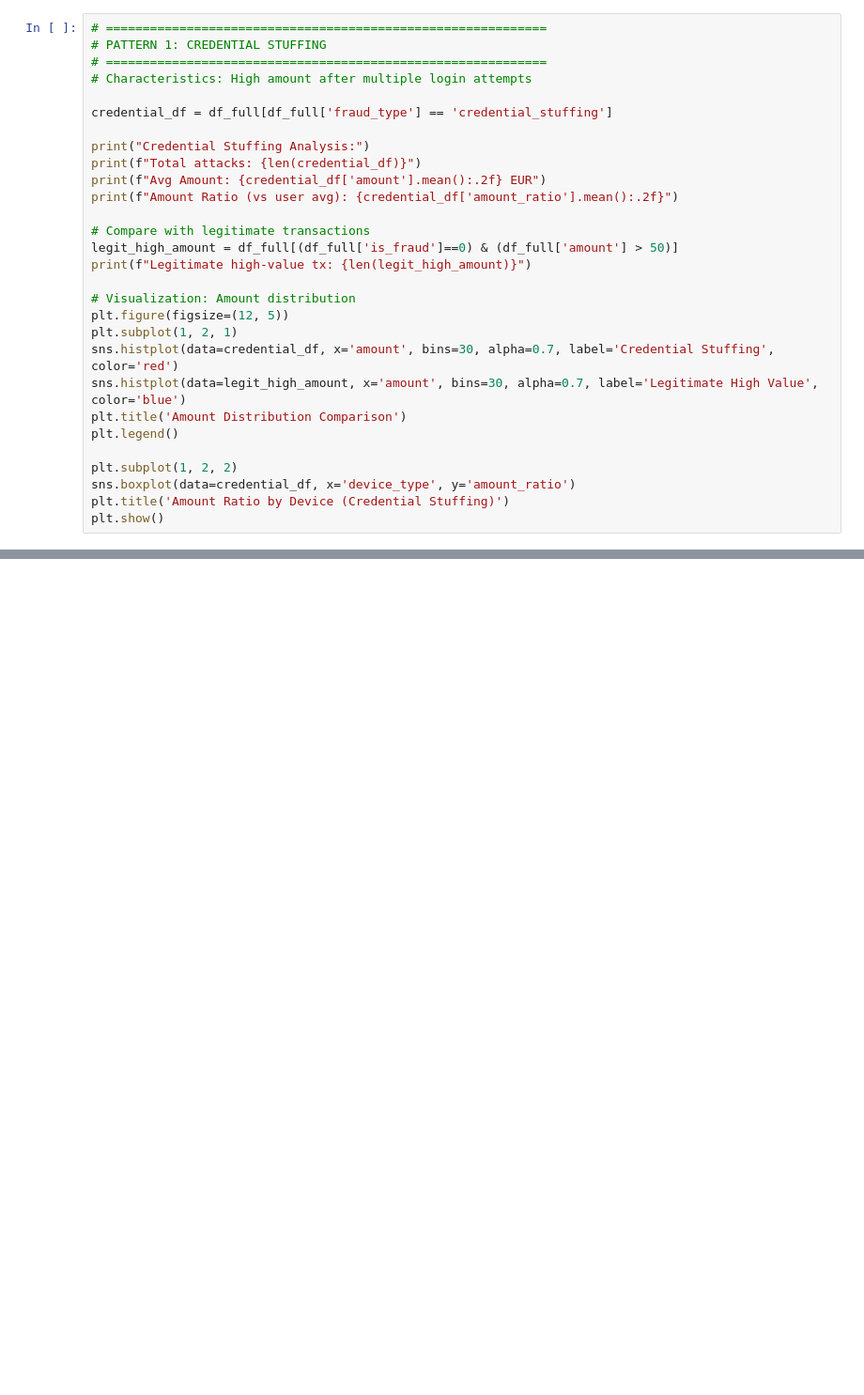
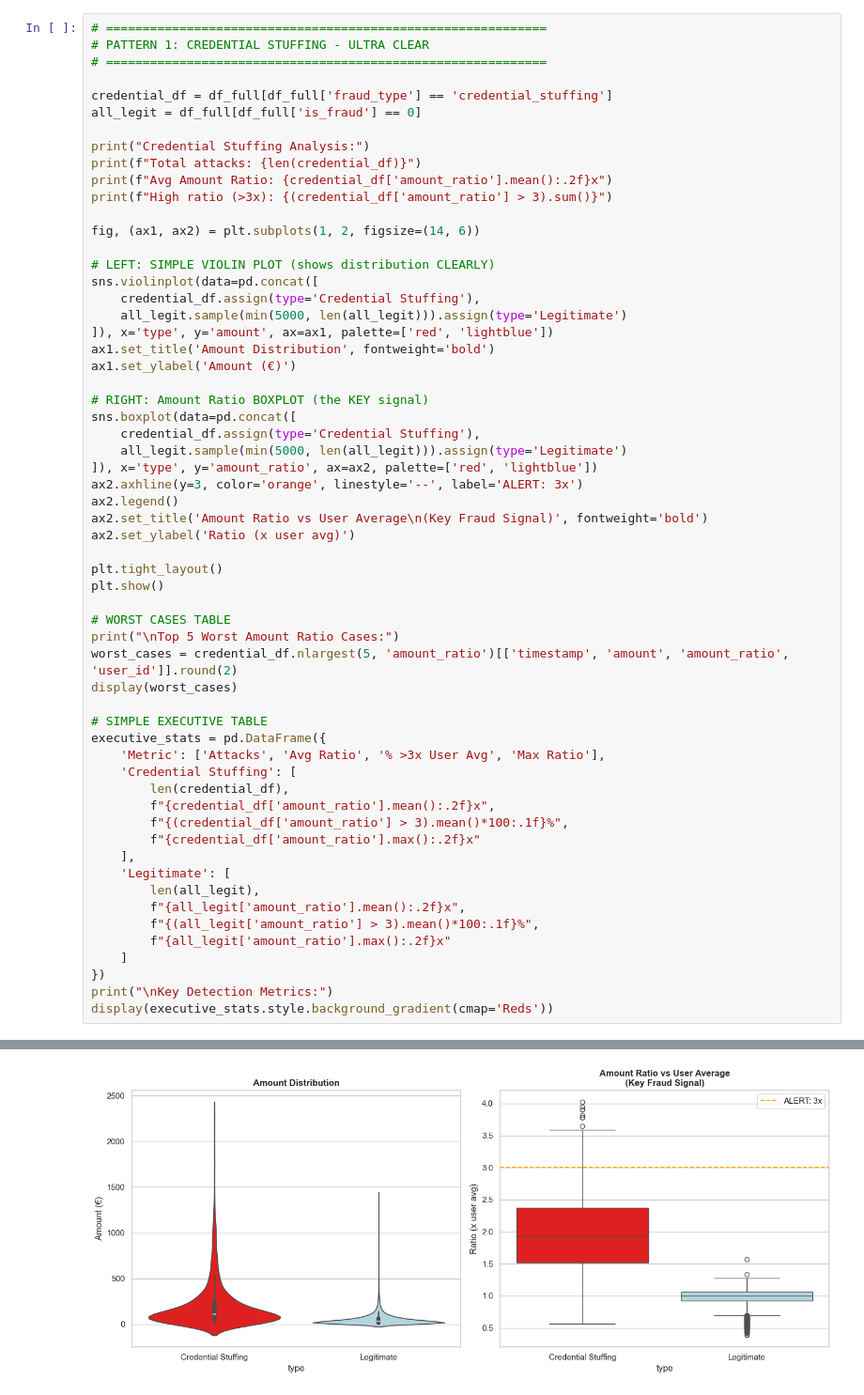
Before and after one commit to santiago-torterolo/ATO-Risk-Profiler, a Jupyter notebook: notebooks/05_ATO_Patterns_Analysis.ipynb, the cells around one changed output, grey strips where cells are left out. Shown at 94% size. Saved outputs shown, nothing was run; the diff lists cells and outputs as text; blank space fills up the shorter version.

Commit message:
feat: Add simulated transaction data and notebooks for ATO pattern analysis, model deployment, and executive summary, updating gitignore.

```diff
--- a/notebooks/05_ATO_Patterns_Analysis.ipynb
+++ b/notebooks/05_ATO_Patterns_Analysis.ipynb
@@ -44,29 +49,60 @@ print(f"Features merged: {len(df_features.columns)}")
 # %%
 # ============================================================
-# PATTERN 1: CREDENTIAL STUFFING
+# PATTERN 1: CREDENTIAL STUFFING - ULTRA CLEAR
 # ============================================================
-# Characteristics: High amount after multiple login attempts
 
 credential_df = df_full[df_full['fraud_type'] == 'credential_stuffing']
+all_legit = df_full[df_full['is_fraud'] == 0]
 
 print("Credential Stuffing Analysis:")
 print(f"Total attacks: {len(credential_df)}")
-print(f"Avg Amount: {credential_df['amount'].mean():.2f} EUR")
-print(f"Amount Ratio (vs user avg): {credential_df['amount_ratio'].mean():.2f}")
+print(f"Avg Amount Ratio: {credential_df['amount_ratio'].mean():.2f}x")
+print(f"High ratio (>3x): {(credential_df['amount_ratio'] > 3).sum()}")
 
-# Compare with legitimate transactions
-legit_high_amount = df_full[(df_full['is_fraud']==0) & (df_full['amount'] > 50)]
-print(f"Legitimate high-value tx: {len(legit_high_amount)}")
+fig, (ax1, ax2) = plt.subplots(1, 2, figsize=(14, 6))
 
-# Visualization: Amount distribution
-plt.figure(figsize=(12, 5))
-plt.subplot(1, 2, 1)
-sns.histplot(data=credential_df, x='amount', bins=30, alpha=0.7, label='Credential Stuffing', color='red')
-sns.histplot(data=legit_high_amount, x='amount', bins=30, alpha=0.7, label='Legitimate High Value', color='blue')
-plt.title('Amount Distribution Comparison')
-plt.legend()
+# LEFT: SIMPLE VIOLIN PLOT (shows distribution CLEARLY)
+sns.violinplot(data=pd.concat([
+    credential_df.assign(type='Credential Stuffing'),
+    all_legit.sample(min(5000, len(all_legit))).assign(type='Legitimate')
+]), x='type', y='amount', ax=ax1, palette=['red', 'lightblue'])
+ax1.set_title('Amount Distribution', fontweight='bold')
+ax1.set_ylabel('Amount (€)')
 
-plt.subplot(1, 2, 2)
-sns.boxplot(data=credential_df, x='device_type', y='amount_ratio')
-plt.title('Amount Ratio by Device (Credential Stuffing)')
+# RIGHT: Amount Ratio BOXPLOT (the KEY signal)
+sns.boxplot(data=pd.concat([
+    credential_df.assign(type='Credential Stuffing'),
+    all_legit.sample(min(5000, len(all_legit))).assign(type='Legitimate')
+]), x='type', y='amount_ratio', ax=ax2, palette=['red', 'lightblue'])
+ax2.axhline(y=3, color='orange', linestyle='--', label='ALERT: 3x')
+ax2.legend()
+ax2.set_title('Amount Ratio vs User Average\n(Key Fraud Signal)', fontweight='bold')
+ax2.set_ylabel('Ratio (x user avg)')
+
+plt.tight_layout()
 plt.show()
+
+# WORST CASES TABLE
+print("\nTop 5 Worst Amount Ratio Cases:")
+worst_cases = credential_df.nlargest(5, 'amount_ratio')[['timestamp', 'amount', 'amount_ratio', 'user_id']].round(2)
+display(worst_cases)
+
+# SIMPLE EXECUTIVE TABLE
+executive_stats = pd.DataFrame({
+    'Metric': ['Attacks', 'Avg Ratio', '% >3x User Avg', 'Max Ratio'],
+    'Credential Stuffing': [
+        len(credential_df),
+        f"{credential_df['amount_ratio'].mean():.2f}x",
+        f"{(credential_df['amount_ratio'] > 3).mean()*100:.1f}%",
+        f"{credential_df['amount_ratio'].max():.2f}x"
+    ],
+    'Legitimate': [
+        len(all_legit),
+        f"{all_legit['amount_ratio'].mean():.2f}x",
+        f"{(all_legit['amount_ratio'] > 3).mean()*100:.1f}%",
+        f"{all_legit['amount_ratio'].max():.2f}x"
+    ]
+})
+print("\nKey Detection Metrics:")
+display(executive_stats.style.background_gradient(cmap='Reds'))
+# %% [output]
@@ -72,0 +113 @@ plt.show()
+[figure, added]
```
Also changed, not shown: parts of 7 cells of this notebook, 6 other files.
